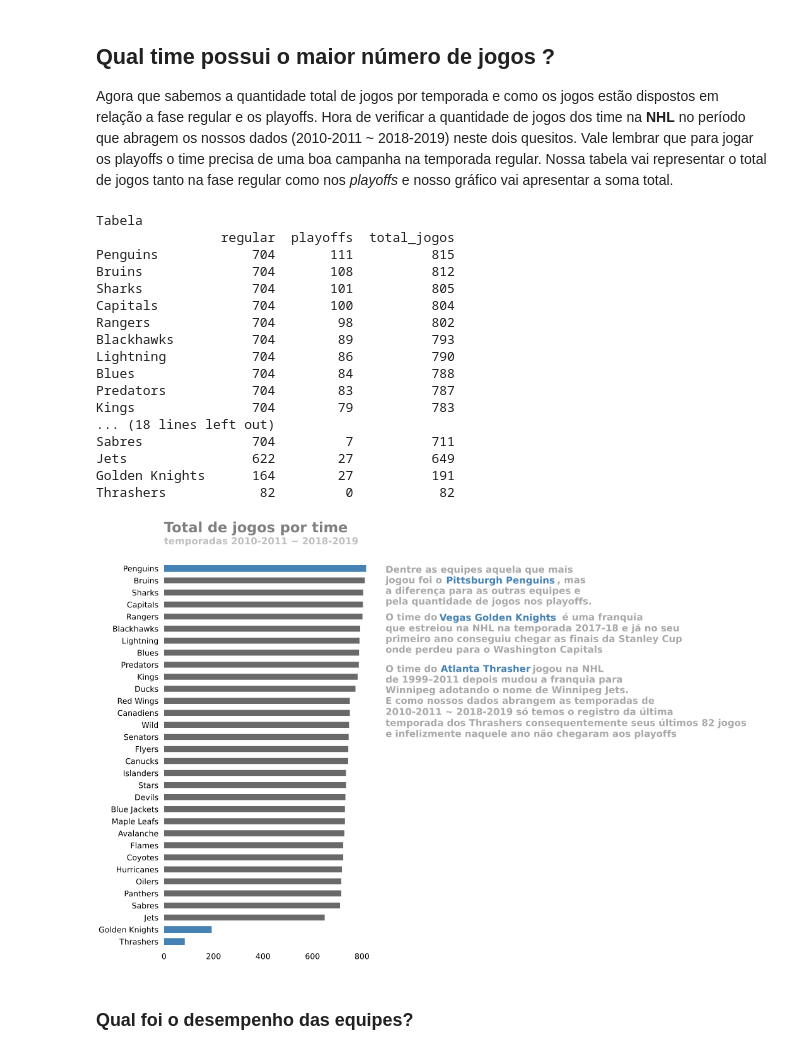
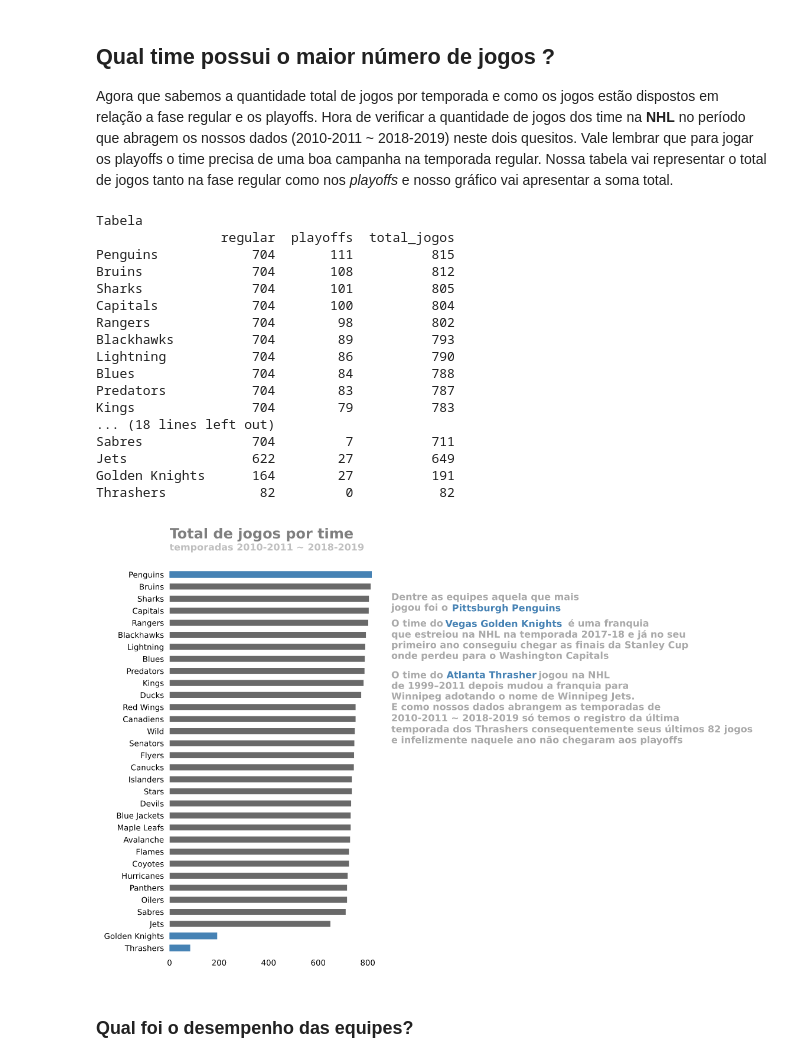
Before and after one commit to DanOakStats/NHL, a Jupyter notebook: eda_data_codeless.ipynb, the cells around one changed output. Cells and saved outputs as stored; diff of their text form; code cells hidden in the pictures.

```diff
--- a/eda_data_codeless.ipynb
+++ b/eda_data_codeless.ipynb
@@ -209,8 +209,6 @@ Agora que sabemos a quantidade total de jogos por temporada e como os jogos est
 teams_games = pd.read_csv("nhl_datasets/games_teams_df.csv", index_col=0)
 print("Tabela")
 print(teams_games.to_string())
-
-Image(filename="images/jogostimes.png", width=1100)
 # %% [output]
 Tabela
                 regular  playoffs  total_jogos
@@ -229,7 +227,10 @@ Sabres              704         7          711
 Jets                622        27          649
 Golden Knights      164        27          191
 Thrashers            82         0           82
-[figure, removed]
+# %%
+Image(filename="images/jogostime.png")
+# %% [output]
+[figure, added]
 # %% [markdown]
 ### Qual foi o desempenho das equipes?
 # %% [markdown]
```
Also changed, not shown: 2 other files.
